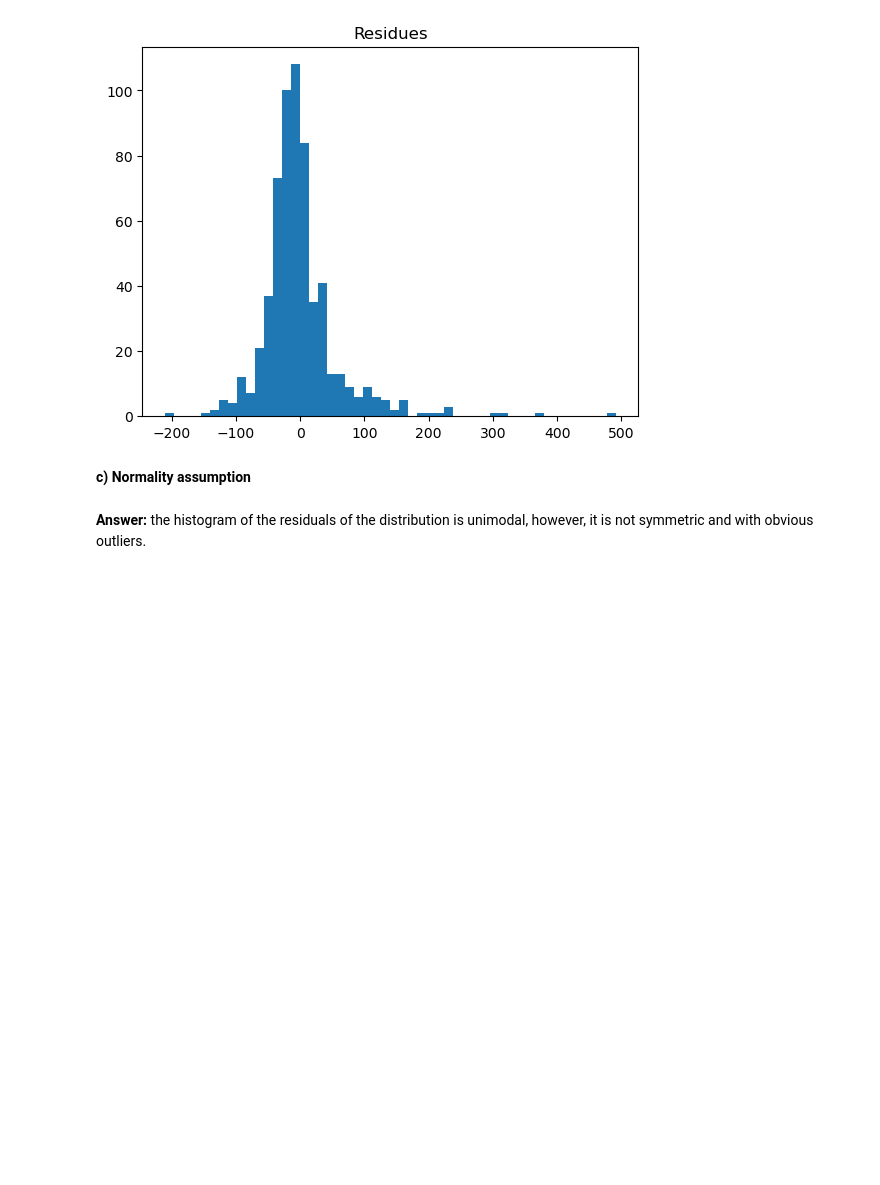
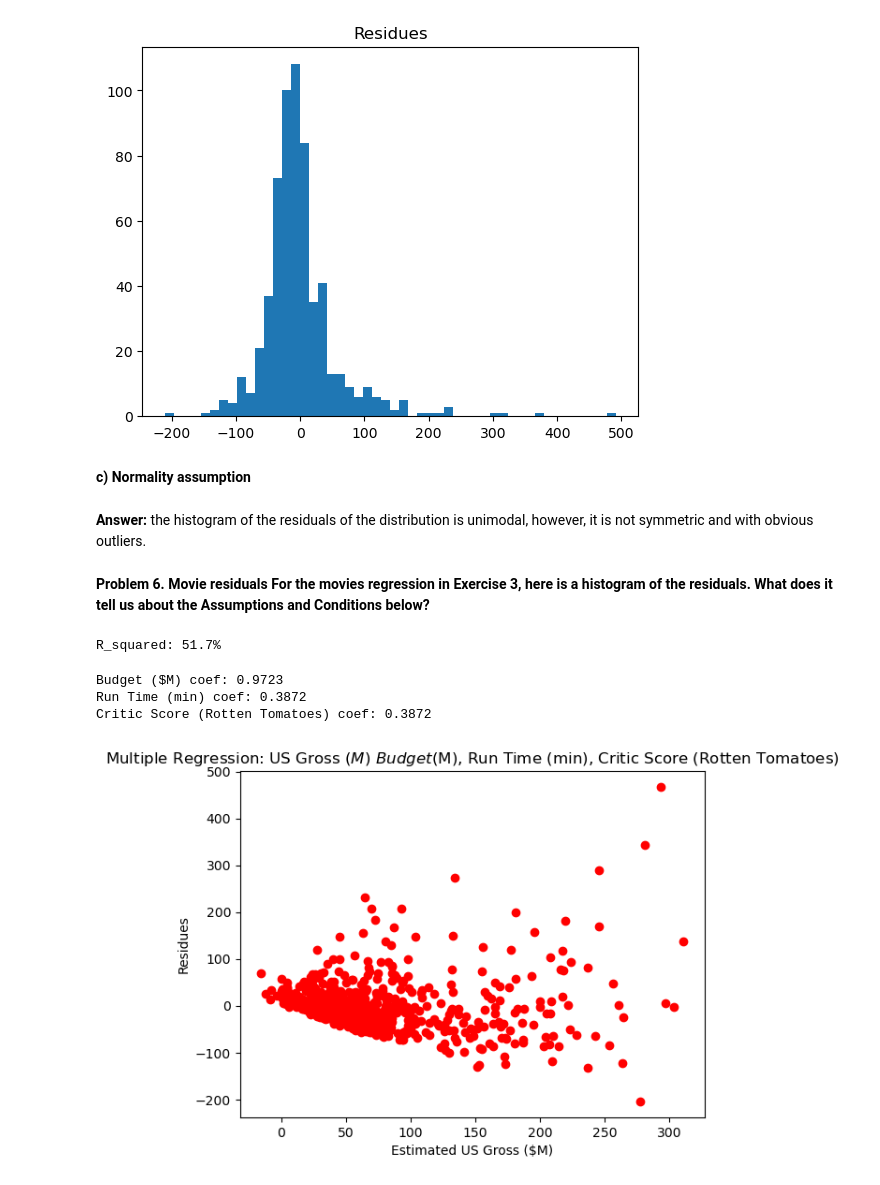
Before and after one commit to StephenDSNYC/IS5, a Jupyter notebook: exercise/ch09/ch09_movie_profits.ipynb, the cells around one changed output. Drawn from its saved outputs; the diff is of its cells as text; code cells hidden in the pictures; blank space fills up the shorter version.

```diff
--- a/exercise/ch09/ch09_movie_profits.ipynb
+++ b/exercise/ch09/ch09_movie_profits.ipynb
@@ -89,3 +89,32 @@ plt.title("Residues");
 **c) Normality assumption**
 # %% [markdown]
 **Answer:** the histogram of the residuals of the distribution is unimodal, however, it is not symmetric and with obvious outliers.
+# %% [markdown]
+**Problem 6. Movie residuals For the movies regression in Exercise 3, here is a histogram of the residuals. What does it tell us about the Assumptions and Conditions below?**
+# %%
+x = movie_profits[ ['Budget ($M)', 'Run Time (min)', 'Critic Score (Rotten Tomatoes)'] ]
+y = movie_profits['US Gross ($M)']
+# %%
+linmod.fit(x, y);
+y_hat = linmod.predict(x)
+residues = y - y_hat
+r = linmod.score(x, y)
+print(f'R_squared: {r * 100:.1f}%')
+# %% [output]
+R_squared: 51.7%
+# %%
+print(f'Budget ($M) coef: {linmod.coef_[0]:.4f}')
+print(f'Run Time (min) coef: {linmod.coef_[1]:.4f}')
+print(f'Critic Score (Rotten Tomatoes) coef: {linmod.coef_[1]:.4f}')
+# %% [output]
+Budget ($M) coef: 0.9723
+Run Time (min) coef: 0.3872
+Critic Score (Rotten Tomatoes) coef: 0.3872
+# %%
+plt.figure()
+plt.scatter(y_hat, residues, color='r');
+plt.xlabel('Estimated US Gross ($M)')
+plt.ylabel('Residues')
+plt.title('Multiple Regression: US Gross ($M) ~ Budget ($M), Run Time (min), Critic Score (Rotten Tomatoes)');
+# %% [output]
+[figure, added]
```
Also changed, not shown: parts of 12 cells of this notebook.
